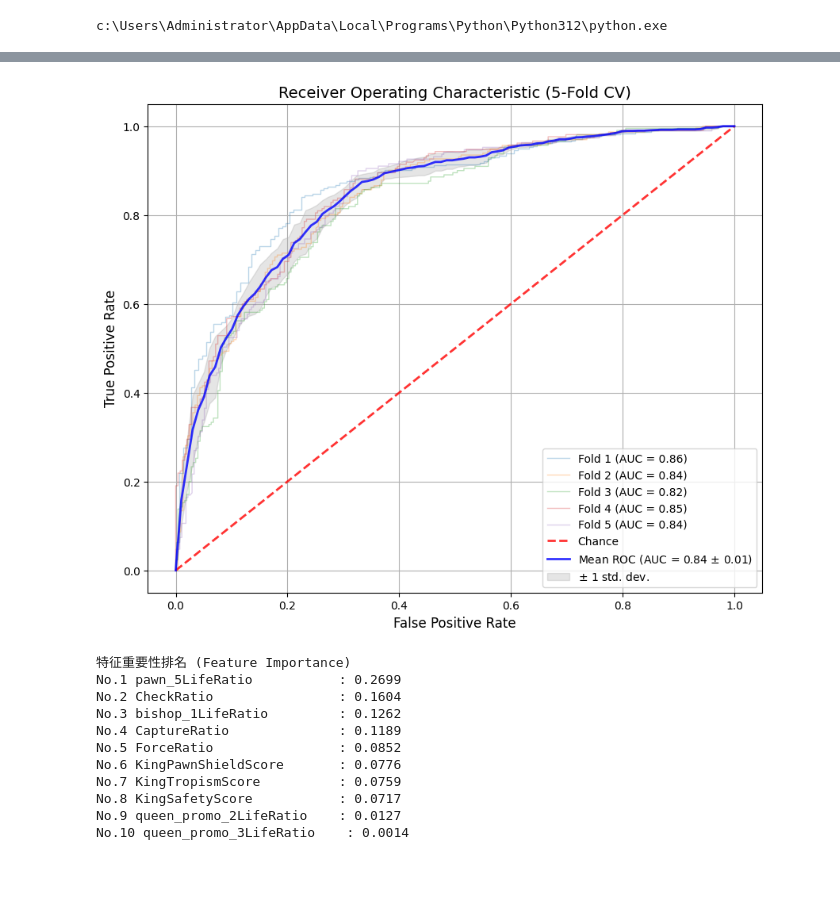
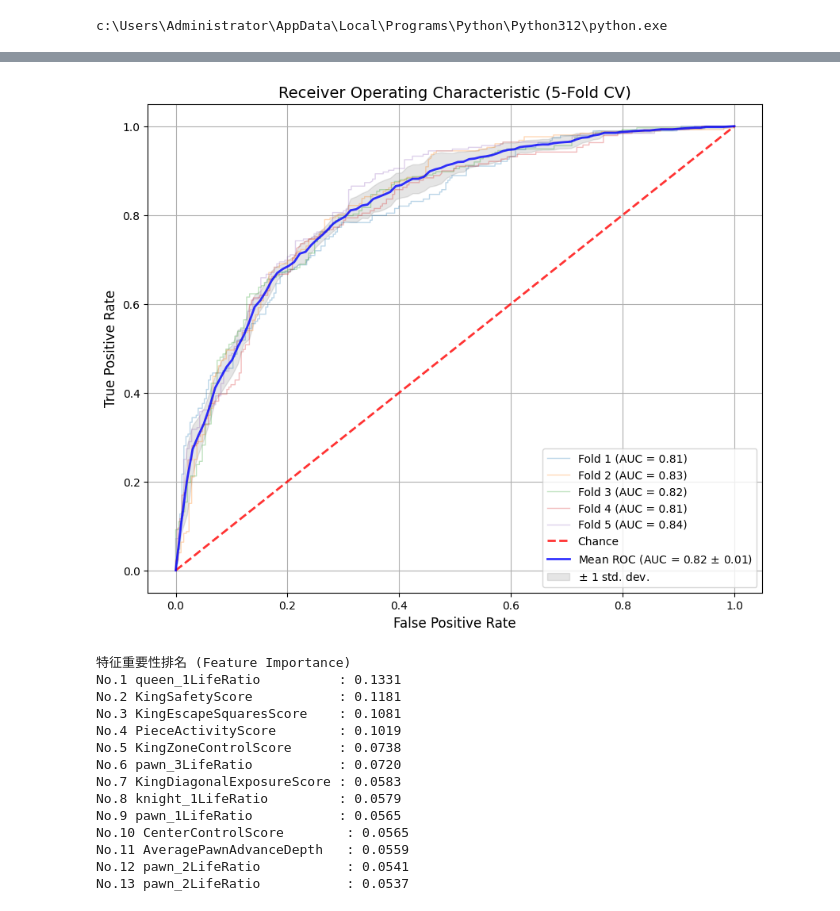
Before and after one commit to zZimablueee/Chess, a Jupyter notebook: player-cluster/RandomForestclassifier.ipynb, the cells around one changed output, grey strips where cells are left out. Saved outputs shown, nothing was run; the diff lists cells and outputs as text; code cells hidden in the pictures; blank space fills up the shorter version.

```diff
--- a/player-cluster/RandomForestclassifier.ipynb
+++ b/player-cluster/RandomForestclassifier.ipynb
@@ -13,9 +13,9 @@ from sklearn.model_selection import GroupShuffleSplit
 import matplotlib.pyplot as plt
 from sklearn.ensemble import RandomForestClassifier
 from sklearn.metrics import accuracy_score,log_loss,roc_curve,auc
-#Forcing
-positive_df=pd.read_csv("Forcing_1_final.csv")
-negative_df=pd.read_csv("Forcing_0_final.csv")
+#Chaos
+positive_df=pd.read_csv("Solid_0_final.csv")
+negative_df=pd.read_csv("Solid_1_final.csv")
 positive_df['label']=1
 negative_df['label']=0
 train_full=pd.concat([positive_df,negative_df],axis=0,ignore_index=True)
@@ -27,11 +27,12 @@ ignore_cols = ['Unnamed: 0', 'Name', 'ELO', 'label']
 feature_cols = [col for col in train_full.columns if col not in ignore_cols]
 train_full[feature_cols] = train_full[feature_cols].fillna(0)
 #下面的要换的特征
-pc3_cols=['KingSafetyScore','KingTropismScore','KingPawnShieldScore','CaptureRatio','CheckRatio','ForceRatio',
-          'bishop_1LifeRatio','pawn_5LifeRatio','queen_promo_2LifeRatio','queen_promo_3LifeRatio',
-          #'queen_promo_4LifeRatio','queen_promo_5LifeRatio','queen_promo_6LifeRatio','PawnProtectScore'
-          ]
-X_full = train_full[pc3_cols].values
+pc1_cols=['CenterControlScore', 'pawn_1LifeRatio', 'PieceActivityScore', 'KingDiagonalExposureScore','pawn_2LifeRatio',
+          'KingSafetyScore', 'KingZoneControlScore', 'queen_1LifeRatio',
+          #'rook_1LifeRatio','rook_2LifeRatio', 'bishop_1LifeRatio','bishop_2LifeRatio', knight_2LifeRatio','pawn_8LifeRatio',
+          'knight_1LifeRatio', 'pawn_2LifeRatio', 'pawn_3LifeRatio',
+         'KingEscapeSquaresScore', 'AveragePawnAdvanceDepth']
+X_full = train_full[pc1_cols].values
 y_full = train_full['label'].values
 groups = train_full['Name'].values
 #交叉验证
@@ -107,8 +108,8 @@ plt.show()
-[figure, old version]
+[figure, new version]
 # %%
 avg_importance = np.mean(fold_feature_importances, axis=0)
 feat_imp_df = pd.DataFrame({
-    'Feature': pc3_cols,
+    'Feature': pc1_cols,
     'Importance': avg_importance
 })
 top_features = feat_imp_df.sort_values(by='Importance', ascending=False)
@@ -118,16 +119,19 @@ for i, (index, row) in enumerate(top_features.iterrows()):
     print(f"No.{i+1} {row['Feature']:<25} : {row['Importance']:.4f}")
 # %% [output]
 特征重要性排名 (Feature Importance)
-No.1 pawn_5LifeRatio           : 0.2699
-No.2 CheckRatio                : 0.1604
-No.3 bishop_1LifeRatio         : 0.1262
-No.4 CaptureRatio              : 0.1189
-No.5 ForceRatio                : 0.0852
-No.6 KingPawnShieldScore       : 0.0776
-No.7 KingTropismScore          : 0.0759
-No.8 KingSafetyScore           : 0.0717
-No.9 queen_promo_2LifeRatio    : 0.0127
-No.10 queen_promo_3LifeRatio    : 0.0014
+No.1 queen_1LifeRatio          : 0.1331
+No.2 KingSafetyScore           : 0.1181
+No.3 KingEscapeSquaresScore    : 0.1081
+No.4 PieceActivityScore        : 0.1019
+No.5 KingZoneControlScore      : 0.0738
+No.6 pawn_3LifeRatio           : 0.0720
+No.7 KingDiagonalExposureScore : 0.0583
+No.8 knight_1LifeRatio         : 0.0579
+No.9 pawn_1LifeRatio           : 0.0565
+No.10 CenterControlScore        : 0.0565
+No.11 AveragePawnAdvanceDepth   : 0.0559
+No.12 pawn_2LifeRatio           : 0.0541
+No.13 pawn_2LifeRatio           : 0.0537
 # %%
 plt.figure(figsize=(10, 6))
 plt.barh(top_features['Feature'], top_features['Importance'])
```
Also changed, not shown: parts of 3 cells of this notebook, 14 other files.
